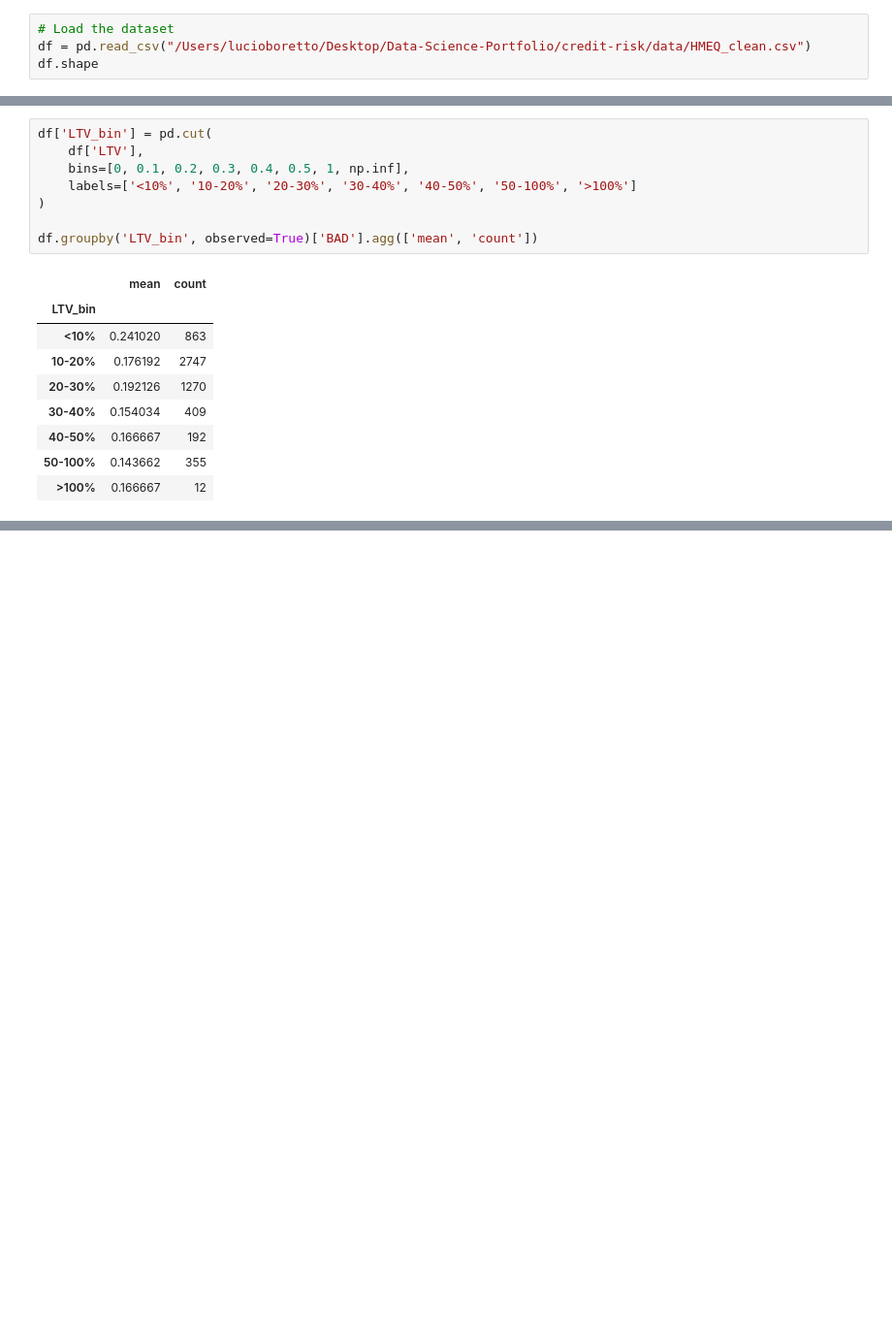
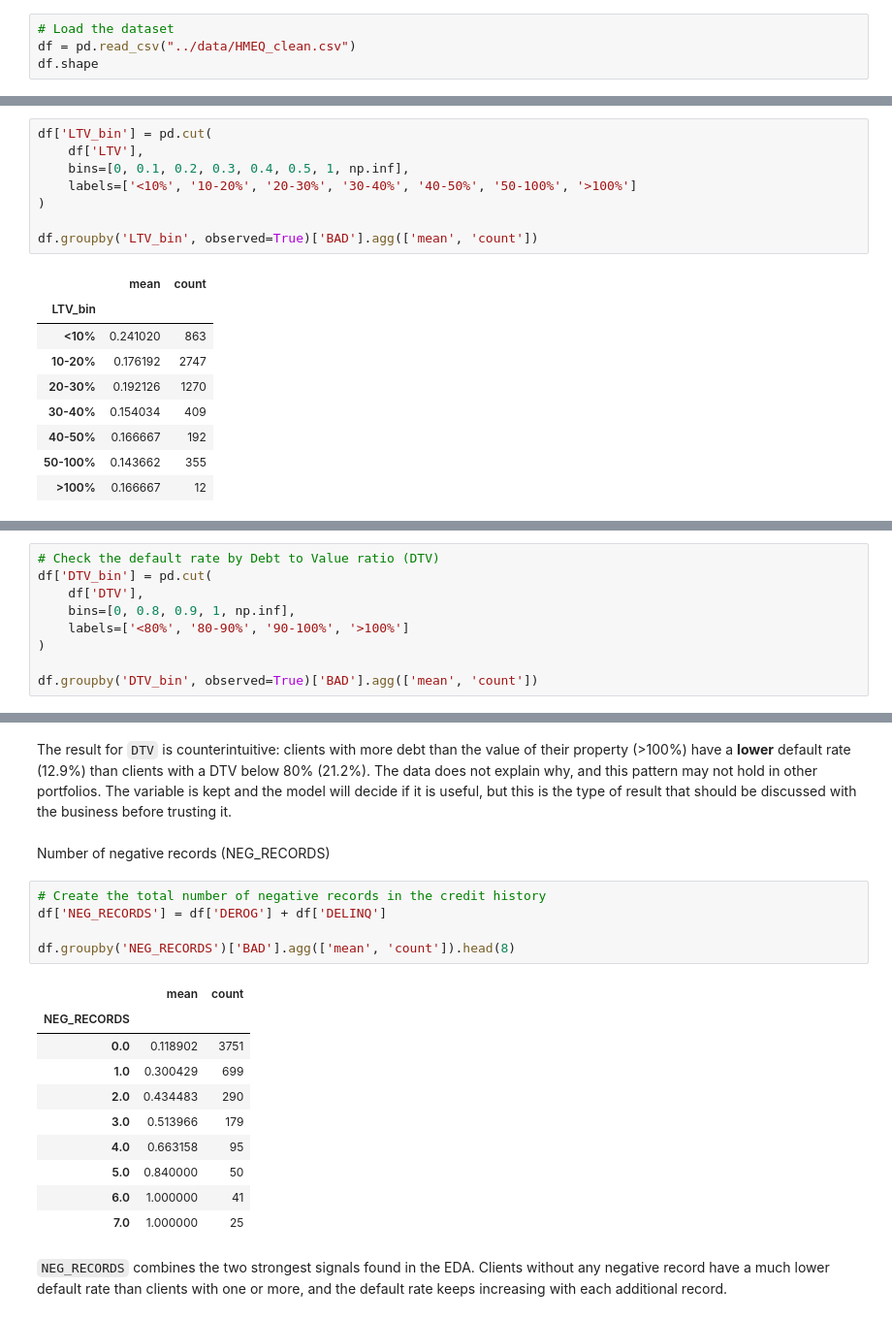
Before and after one commit to lucioboretto/credit-risk-modeling, a Jupyter notebook: notebooks/04_feature_engineering.ipynb, the cells around one changed output, grey strips where cells are left out. Shown at 97% size. Drawn from its saved outputs; the diff is of its cells as text; blank space fills up the shorter version.

```diff
--- a/notebooks/04_feature_engineering.ipynb
+++ b/notebooks/04_feature_engineering.ipynb
@@ -7,7 +18,7 @@ import matplotlib.pyplot as plt
 import seaborn as sns
 # %%
 # Load the dataset
-df = pd.read_csv("/Users/lucioboretto/Desktop/Data-Science-Portfolio/credit-risk/data/HMEQ_clean.csv")
+df = pd.read_csv("../data/HMEQ_clean.csv")
 df.shape
 # %% [output]
 (5960, 22)
@@ -96,0 +112,9 @@ df.groupby('LTV_bin', observed=True)['BAD'].agg(['mean', 'count'])
+# %%
+# Check the default rate by Debt to Value ratio (DTV)
+df['DTV_bin'] = pd.cut(
+    df['DTV'],
+    bins=[0, 0.8, 0.9, 1, np.inf],
+    labels=['<80%', '80-90%', '90-100%', '>100%']
+)
+
+df.groupby('DTV_bin', observed=True)['BAD'].agg(['mean', 'count'])
@@ -96,0 +128,22 @@ df.groupby('LTV_bin', observed=True)['BAD'].agg(['mean', 'count'])
+# %% [markdown]
+The result for `DTV` is counterintuitive: clients with more debt than the value of their property (>100%) have a **lower** default rate (12.9%) than clients with a DTV below 80% (21.2%). The data does not explain why, and this pattern may not hold in other portfolios. The variable is kept and the model will decide if it is useful, but this is the type of result that should be discussed with the business before trusting it.
+# %% [markdown]
+Number of negative records (NEG_RECORDS)
+# %%
+# Create the total number of negative records in the credit history
+df['NEG_RECORDS'] = df['DEROG'] + df['DELINQ']
+
+df.groupby('NEG_RECORDS')['BAD'].agg(['mean', 'count']).head(8)
+# %% [output]
+|  | mean | count |
+| NEG_RECORDS |  |  |
+| 0.0 | 0.118902 | 3751 |
+| 1.0 | 0.300429 | 699 |
+| 2.0 | 0.434483 | 290 |
+| 3.0 | 0.513966 | 179 |
+| 4.0 | 0.663158 | 95 |
+| 5.0 | 0.840000 | 50 |
+| 6.0 | 1.000000 | 41 |
+| 7.0 | 1.000000 | 25 |
+# %% [markdown]
+`NEG_RECORDS` combines the two strongest signals found in the EDA. Clients without any negative record have a much lower default rate than clients with one or more, and the default rate keeps increasing with each additional record.
```
Also changed, not shown: parts of 6 cells of this notebook, 17 other files.
